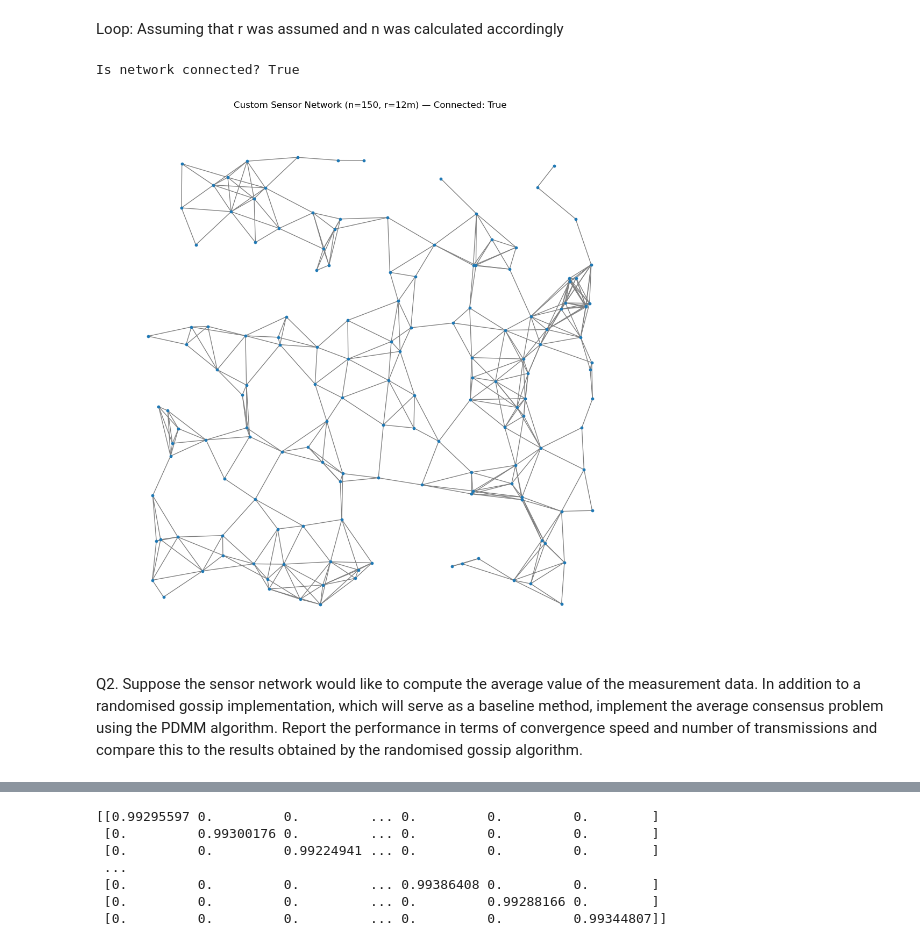
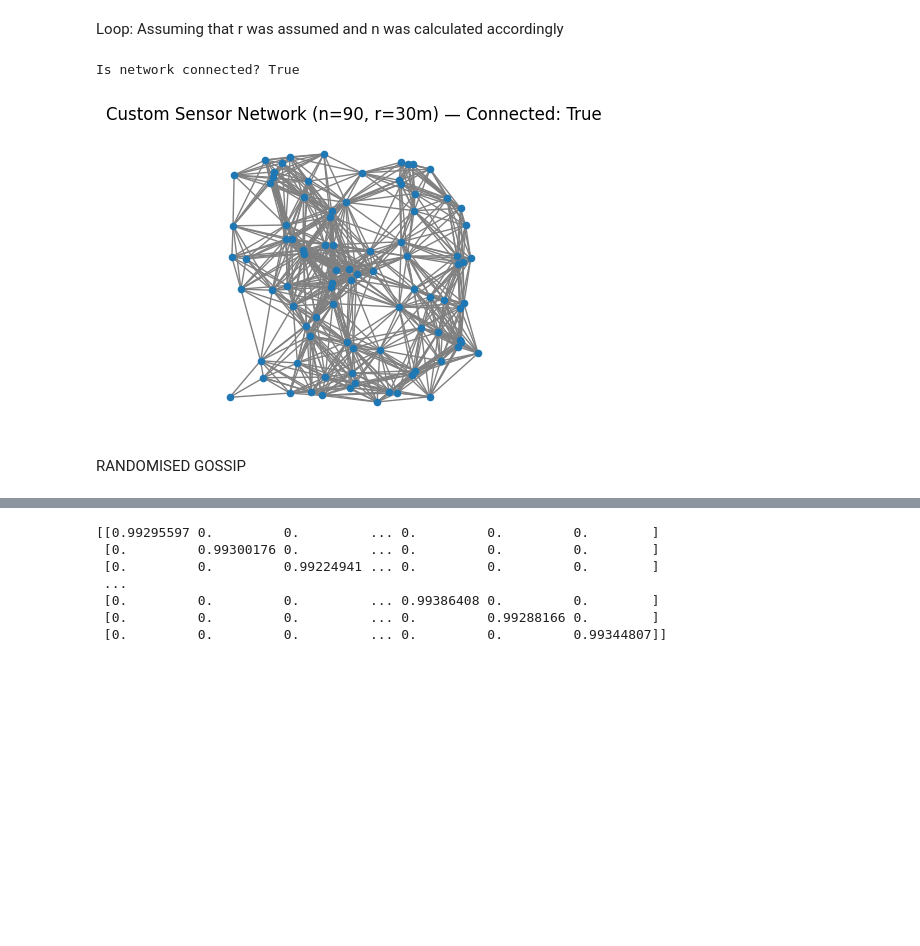
Before and after one commit to nish5180/Distributed_Signal_Processing_EE4540, a Jupyter notebook: distributed_project_git.ipynb, the cells around one changed output, grey strips where cells are left out. Saved outputs shown, nothing was run; the diff lists cells and outputs as text; code cells hidden in the pictures; blank space fills up the shorter version.

```diff
--- a/distributed_project_git.ipynb
+++ b/distributed_project_git.ipynb
@@ -62,33 +62,33 @@ def generate_uniform_P(adjacency_matrix):
 Loop: Assuming that r was assumed and n was calculated accordingly
 # %%
 # === Parameters ===
-n = 150
+n = 90
 area_size = 100
-r = 12
+r = 30
 
 # === Generate sensor locations as [2, n] array ===
-np.random.seed(45)
+np.random.seed(50)
 positions = np.random.uniform(0, area_size, (n, 2)).T  # shape: [2, n]
 
 # === Calculate adjacency matrix and check connectivity ===
 adj_matrix = calculate_adjacency_matrix(positions, r)
 connected = is_graph_connected(adj_matrix)
 
 # === Print result ===
 print(f"Is network connected? {connected}")
 
 # === Visualize using networkx ===
 G = nx.from_numpy_array(adj_matrix)
 pos_dict = {i: positions[:, i] for i in range(n)}
 
-plt.figure(figsize=(10, 10))
-nx.draw(G, pos=pos_dict, node_size=10, edge_color='gray')
+plt.figure(figsize=(4.5, 3))
+nx.draw(G, pos=pos_dict, node_size=20, edge_color='gray')
 plt.title(f"Custom Sensor Network (n={n}, r={r}m) — Connected: {connected}")
 plt.axis('equal')
 plt.grid(True)
 plt.show()
 # %% [output]
 Is network connected? True
-[figure, old version]
+[figure, new version]
 # %% [markdown]
-Q2. Suppose the sensor network would like to compute the average value of the measurement data. In addition to a randomised gossip implementation, which will serve as a baseline method, implement the average consensus problem using the PDMM algorithm. Report the performance in terms of convergence speed and number of transmissions and compare this to the results obtained by the randomised gossip algorithm.
+RANDOMISED GOSSIP
```
Also changed, not shown: parts of 9 cells of this notebook.
